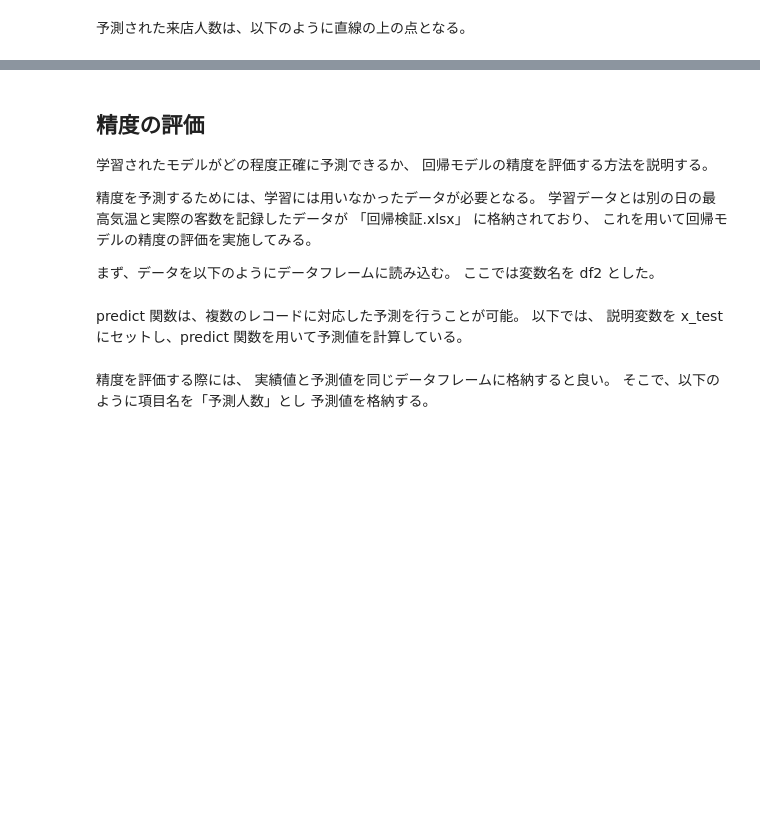
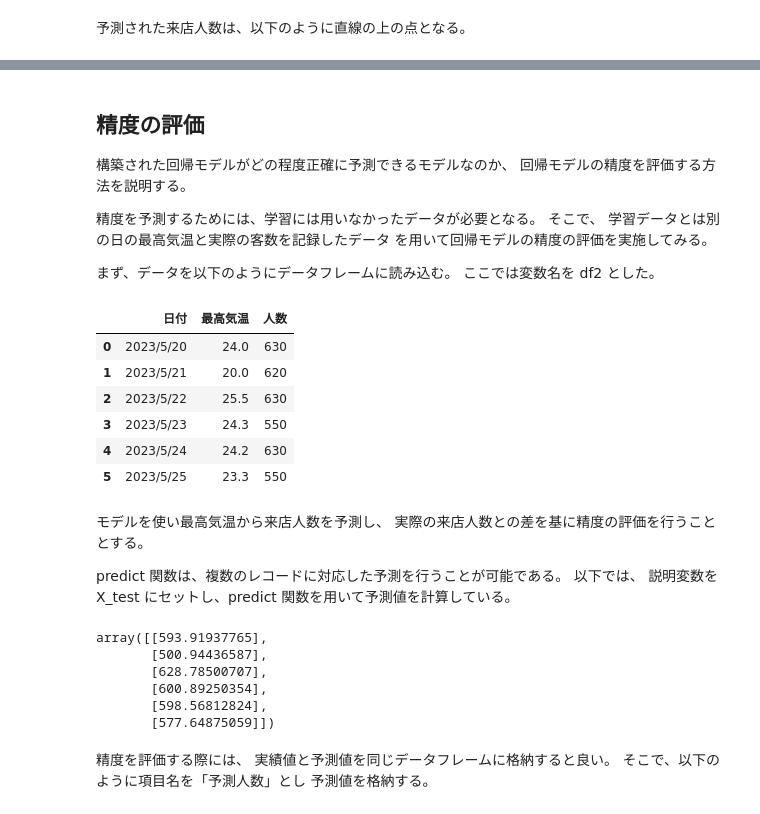
Before and after one commit to yajima-yasutoshi/DataMining2024, a Jupyter notebook: 20241126/回帰分析.ipynb, the cells around one changed output, grey strips where cells are left out. Drawn from its saved outputs; the diff is of its cells as text; code cells hidden in the pictures; blank space fills up the shorter version.

```diff
--- a/20241126/回帰分析.ipynb
+++ b/20241126/回帰分析.ipynb
@@ -338,14 +410,13 @@ plt.show()
 # %% [markdown]
 ## 精度の評価
 
-学習されたモデルがどの程度正確に予測できるか、
+構築された回帰モデルがどの程度正確に予測できるモデルなのか、
 回帰モデルの精度を評価する方法を説明する。
 
 精度を予測するためには、学習には用いなかったデータが必要となる。
-学習データとは別の日の最高気温と実際の客数を記録したデータが
-「回帰検証.xlsx」
-に格納されており、
-これを用いて回帰モデルの精度の評価を実施してみる。
+そこで、
+学習データとは別の日の最高気温と実際の客数を記録したデータ
+を用いて回帰モデルの精度の評価を実施してみる。
 
 まず、データを以下のようにデータフレームに読み込む。
 ここでは変数名を df2 とした。
@@ -359,7 +423,33 @@ df2
+# %%
+#インターネット上のファイルを指定する
+url = 'https://raw.githubusercontent.com/yajima-yasutoshi/shunan-u/refs/heads/main/data/%E5%9B%9E%E5%B8%B0%E6%A4%9C%E8%A8%BC.csv'
+
+# df2 という変数に読み込むことにする
+df2 = pd.read_csv(url)
+df2
+# %% [output]
+|  | 日付 | 最高気温 | 人数 |
+| 0 | 2023/5/20 | 24.0 | 630 |
+| 1 | 2023/5/21 | 20.0 | 620 |
+| 2 | 2023/5/22 | 25.5 | 630 |
+| 3 | 2023/5/23 | 24.3 | 550 |
+| 4 | 2023/5/24 | 24.2 | 630 |
+| 5 | 2023/5/25 | 23.3 | 550 |
 # %% [markdown]
-predict 関数は、複数のレコードに対応した予測を行うことが可能。
+モデルを使い最高気温から来店人数を予測し、
+実際の来店人数との差を基に精度の評価を行うこととする。
+
+predict 関数は、複数のレコードに対応した予測を行うことが可能である。
 以下では、
-説明変数を x_test にセットし、predict 関数を用いて予測値を計算している。
+説明変数を X_test にセットし、predict 関数を用いて予測値を計算している。
 # %%
 X_test = df2[['最高気温']]
 y_pred = model.predict(X_test)
+y_pred
+# %% [output]
+array([[593.91937765],
+       [500.94436587],
+       [628.78500707],
+       [600.89250354],
+       [598.56812824],
+       [577.64875059]])
```
Also changed, not shown: parts of 61 cells of this notebook.
